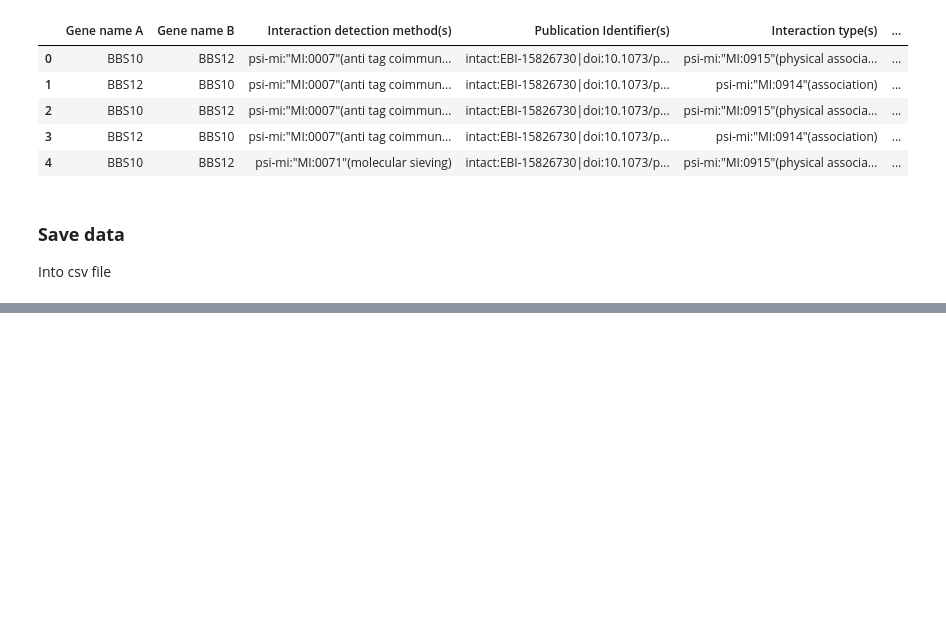
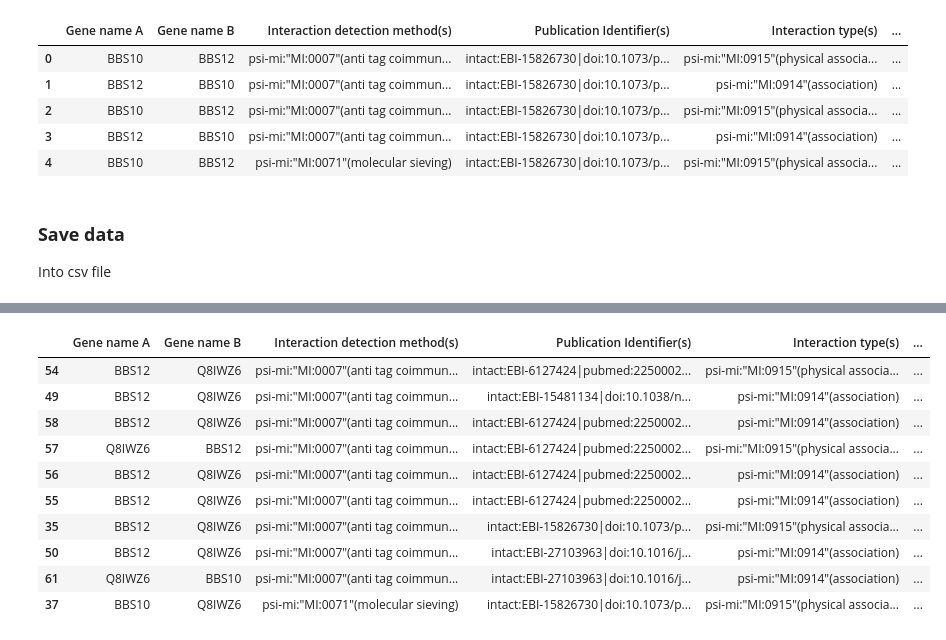
Before and after one commit to EBI-EMBL-Bioinformatics-tools/Bardet-Biedl-Syndrome, a Jupyter notebook: src/intact.ipynb, the cells around one changed output, grey strips where cells are left out. Saved outputs shown, nothing was run; the diff lists cells and outputs as text; code cells hidden in the pictures; blank space fills up the shorter version.

```diff
--- a/src/intact.ipynb
+++ b/src/intact.ipynb
@@ -141,0 +185,20 @@ data.to_csv(data_source + cleandata_filename, index=False)
+# %%
+# Sort the interactions by higher miscore again but this time ignore the interactions between (bbs6, bbs12) and (bbs12, bbs6)
+
+data_without_bbs6_bbs12 = data[(data["Gene name A"] != "BBS6") | (data["Gene name B"] != "BBS12")]
+data_without_bbs6_bbs12 = data_without_bbs6_bbs12[(data_without_bbs6_bbs12["Gene name A"] != "BBS12") | (data_without_bbs6_bbs12["Gene name B"] != "BBS6")]
+
+top_interactions = data_without_bbs6_bbs12.sort_values(by='IntAct Miscore', ascending=False).head(10)
+top_interactions
+# %% [output]
+|  | Gene name A | Gene name B | Interaction detection method(s) | Publication Identifier(s) | Interaction type(s) | ... |
+| 54 | BBS12 | Q8IWZ6 | psi-mi:"MI:0007"(anti tag coimmun... | intact:EBI-6127424|pubmed:2250002... | psi-mi:"MI:0915"(physical associa... | ... |
+| 49 | BBS12 | Q8IWZ6 | psi-mi:"MI:0007"(anti tag coimmun... | intact:EBI-15481134|doi:10.1038/n... | psi-mi:"MI:0914"(association) | ... |
+| 58 | BBS12 | Q8IWZ6 | psi-mi:"MI:0007"(anti tag coimmun... | intact:EBI-6127424|pubmed:2250002... | psi-mi:"MI:0914"(association) | ... |
+| 57 | Q8IWZ6 | BBS12 | psi-mi:"MI:0007"(anti tag coimmun... | intact:EBI-6127424|pubmed:2250002... | psi-mi:"MI:0915"(physical associa... | ... |
+| 56 | BBS12 | Q8IWZ6 | psi-mi:"MI:0007"(anti tag coimmun... | intact:EBI-6127424|pubmed:2250002... | psi-mi:"MI:0914"(association) | ... |
+| 55 | BBS12 | Q8IWZ6 | psi-mi:"MI:0007"(anti tag coimmun... | intact:EBI-6127424|pubmed:2250002... | psi-mi:"MI:0914"(association) | ... |
+| 35 | BBS12 | Q8IWZ6 | psi-mi:"MI:0007"(anti tag coimmun... | intact:EBI-15826730|doi:10.1073/p... | psi-mi:"MI:0915"(physical associa... | ... |
+| 50 | BBS12 | Q8IWZ6 | psi-mi:"MI:0007"(anti tag coimmun... | intact:EBI-27103963|doi:10.1016/j... | psi-mi:"MI:0914"(association) | ... |
+| 61 | Q8IWZ6 | BBS10 | psi-mi:"MI:0007"(anti tag coimmun... | intact:EBI-27103963|doi:10.1016/j... | psi-mi:"MI:0914"(association) | ... |
+| 37 | BBS10 | Q8IWZ6 | psi-mi:"MI:0071"(molecular sieving) | intact:EBI-15826730|doi:10.1073/p... | psi-mi:"MI:0915"(physical associa... | ... |
```
Also changed, not shown: parts of 4 cells of this notebook.
